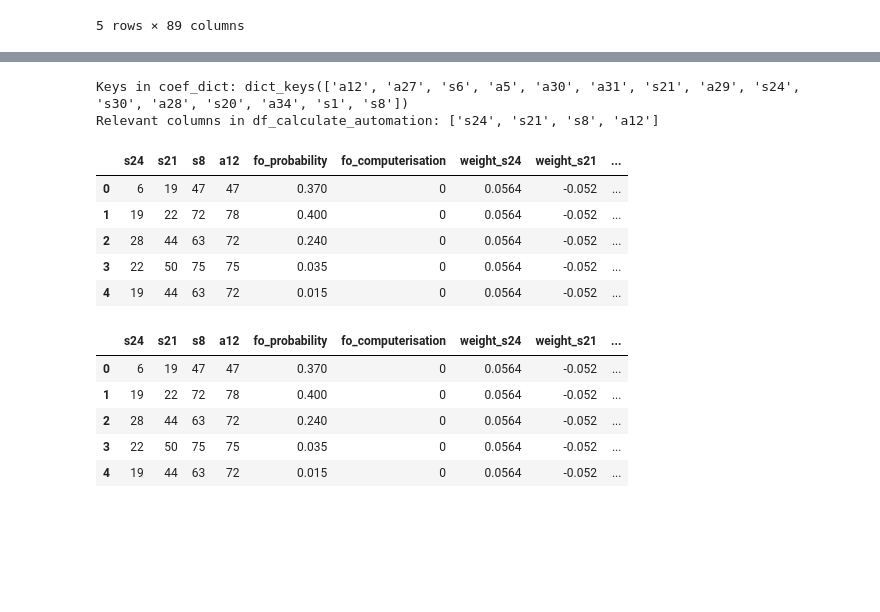
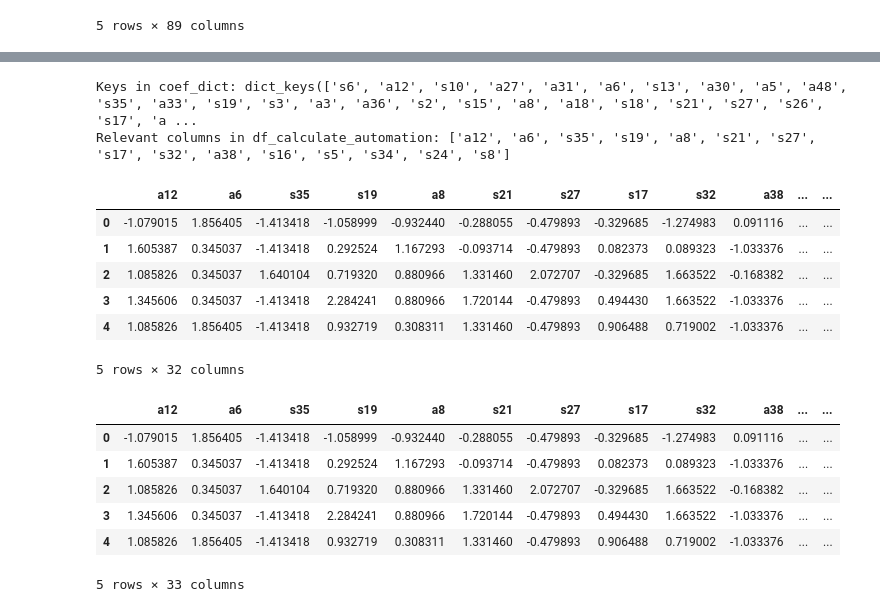
Before and after one commit to joergjan/bachelorarbeit, a Jupyter notebook: 07_calculate_probability.ipynb, the cells around one changed output, grey strips where cells are left out. Saved outputs shown, nothing was run; the diff lists cells and outputs as text; code cells hidden in the pictures; blank space fills up the shorter version.

```diff
--- a/07_calculate_probability.ipynb
+++ b/07_calculate_probability.ipynb
@@ -34,6 +29,8 @@ cols_to_zero.extend(["a27","s6","a5","a30","a31","a29","s30","a28","s20","a34","
 # %%
-# Drop these columns
-df_smote = df_smote.drop(columns=cols_to_zero)
+cols_to_keep = (["a12","a6","s35","s19","a8","s21","s27","s17","s32","a38","s16","s5","s34","s24","s8","fo_probability","fo_computerisation"])
+
+# Drop the other columns
+df_smote = df_smote[cols_to_keep]
 
 # Display the first few rows of the DataFrame
 df_smote.head(5)
@@ -47,3 +44,21 @@ df_smote.head(5)
 # %%
 # Extract coefficients outside the 95% confidence interval
 selected_coefficients = coefficients_outside_95[["id","coefficient"]]
+# %%
+# Separate the columns to exclude from normalization
+df_exclude = df_smote[['fo_probability', 'fo_computerisation']]
+
+# Drop the columns to exclude from normalization from the original DataFrame
+df_to_normalize = df_smote.drop(['fo_probability', 'fo_computerisation'], axis=1)
+
+# Initialize a scaler
+scaler = StandardScaler()
+
+# Fit the scaler to the data and transform the data
+df_normalized = pd.DataFrame(scaler.fit_transform(df_to_normalize), columns=df_to_normalize.columns)
+
+# Add the columns that were excluded from normalization back to the DataFrame
+df_normalized = pd.concat([df_normalized, df_exclude], axis=1)
+
+# Display the first few rows of the normalized DataFrame
+df_normalized.head(5)
@@ -50,40 +72,42 @@ selected_coefficients = coefficients_outside_95[["id","coefficient"]]
 # %%
 #
 coef_dict = selected_coefficients.set_index('id')['coefficient'].to_dict()
 
-for col in df_smote.columns:
+for col in df_normalized.columns:
     if col.startswith(('a', 's')):
-        df_smote[f'weight_{col}'] = coef_dict.get(col, 1)
+        df_normalized[f'weight_{col}'] = coef_dict.get(col, 1)
 
 print("Keys in coef_dict:", coef_dict.keys())
 
-relevant_cols = [col for col in df_smote.columns if col.startswith(('a', 's'))]
+relevant_cols = [col for col in df_normalized.columns if col.startswith(('a', 's'))]
 print("Relevant columns in df_calculate_automation:", relevant_cols)
 
-df_smote.head(5)
+df_normalized.head(5)
 # %% [output]
-Keys in coef_dict: dict_keys(['a12', 'a27', 's6', 'a5', 'a30', 'a31', 's21', 'a29', 's24', 's30', 'a28', 's20', 'a34', 's1', 's8'])
-Relevant columns in df_calculate_automation: ['s24', 's21', 's8', 'a12']
+Keys in coef_dict: dict_keys(['s6', 'a12', 's10', 'a27', 'a31', 'a6', 's13', 'a30', 'a5', 'a48', 's35', 'a33', 's19', 's3', 'a3', 'a36', 's2', 's15', 'a8', 'a18', 's18', 's21', 's27', 's26', 's17', 'a ...
+Relevant columns in df_calculate_automation: ['a12', 'a6', 's35', 's19', 'a8', 's21', 's27', 's17', 's32', 'a38', 's16', 's5', 's34', 's24', 's8']
-|  | s24 | s21 | s8 | a12 | fo_probability | fo_computerisation | weight_s24 | weight_s21 | ... |
-| 0 | 6 | 19 | 47 | 47 | 0.370 | 0 | 0.0564 | -0.052 | ... |
-| 1 | 19 | 22 | 72 | 78 | 0.400 | 0 | 0.0564 | -0.052 | ... |
-| 2 | 28 | 44 | 63 | 72 | 0.240 | 0 | 0.0564 | -0.052 | ... |
-| 3 | 22 | 50 | 75 | 75 | 0.035 | 0 | 0.0564 | -0.052 | ... |
-| 4 | 19 | 44 | 63 | 72 | 0.015 | 0 | 0.0564 | -0.052 | ... |
+|  | a12 | a6 | s35 | s19 | a8 | s21 | s27 | s17 | s32 | a38 | ... | ... |
+| 0 | -1.079015 | 1.856405 | -1.413418 | -1.058999 | -0.932440 | -0.288055 | -0.479893 | -0.329685 | -1.274983 | 0.091116 | ... | ... |
+| 1 | 1.605387 | 0.345037 | -1.413418 | 0.292524 | 1.167293 | -0.093714 | -0.479893 | 0.082373 | 0.089323 | -1.033376 | ... | ... |
+| 2 | 1.085826 | 0.345037 | 1.640104 | 0.719320 | 0.880966 | 1.331460 | 2.072707 | -0.329685 | 1.663522 | -0.168382 | ... | ... |
+| 3 | 1.345606 | 0.345037 | -1.413418 | 2.284241 | 0.880966 | 1.720144 | -0.479893 | 0.494430 | 1.663522 | -1.033376 | ... | ... |
+| 4 | 1.085826 | 1.856405 | -1.413418 | 0.932719 | 0.308311 | 1.331460 | -0.479893 | 0.906488 | 0.719002 | -1.033376 | ... | ... |
+5 rows × 32 columns
 # %%
-weighted_cols = [col for col in df_smote.columns if col.startswith(('a', 's'))]
+weighted_cols = [col for col in df_normalized.columns if col.startswith(('a', 's'))]
 
-df_smote['weighted_sum'] = 0
+df_normalized['weighted_sum'] = 0
 
 for col in weighted_cols:
-    df_smote['weighted_sum'] += df_smote[col] * df_smote[f'weight_{col}']
+    df_normalized['weighted_sum'] += df_normalized[col] * df_normalized[f'weight_{col}']
 
-df_smote.head(5)
+df_normalized.head(5)
 # %% [output]
-|  | s24 | s21 | s8 | a12 | fo_probability | fo_computerisation | weight_s24 | weight_s21 | ... |
-| 0 | 6 | 19 | 47 | 47 | 0.370 | 0 | 0.0564 | -0.052 | ... |
-| 1 | 19 | 22 | 72 | 78 | 0.400 | 0 | 0.0564 | -0.052 | ... |
-| 2 | 28 | 44 | 63 | 72 | 0.240 | 0 | 0.0564 | -0.052 | ... |
-| 3 | 22 | 50 | 75 | 75 | 0.035 | 0 | 0.0564 | -0.052 | ... |
-| 4 | 19 | 44 | 63 | 72 | 0.015 | 0 | 0.0564 | -0.052 | ... |
+|  | a12 | a6 | s35 | s19 | a8 | s21 | s27 | s17 | s32 | a38 | ... | ... |
+| 0 | -1.079015 | 1.856405 | -1.413418 | -1.058999 | -0.932440 | -0.288055 | -0.479893 | -0.329685 | -1.274983 | 0.091116 | ... | ... |
+| 1 | 1.605387 | 0.345037 | -1.413418 | 0.292524 | 1.167293 | -0.093714 | -0.479893 | 0.082373 | 0.089323 | -1.033376 | ... | ... |
+| 2 | 1.085826 | 0.345037 | 1.640104 | 0.719320 | 0.880966 | 1.331460 | 2.072707 | -0.329685 | 1.663522 | -0.168382 | ... | ... |
+| 3 | 1.345606 | 0.345037 | -1.413418 | 2.284241 | 0.880966 | 1.720144 | -0.479893 | 0.494430 | 1.663522 | -1.033376 | ... | ... |
+| 4 | 1.085826 | 1.856405 | -1.413418 | 0.932719 | 0.308311 | 1.331460 | -0.479893 | 0.906488 | 0.719002 | -1.033376 | ... | ... |
+5 rows × 33 columns
 # %%
```
Also changed, not shown: parts of 10 cells of this notebook, 4 other files.
